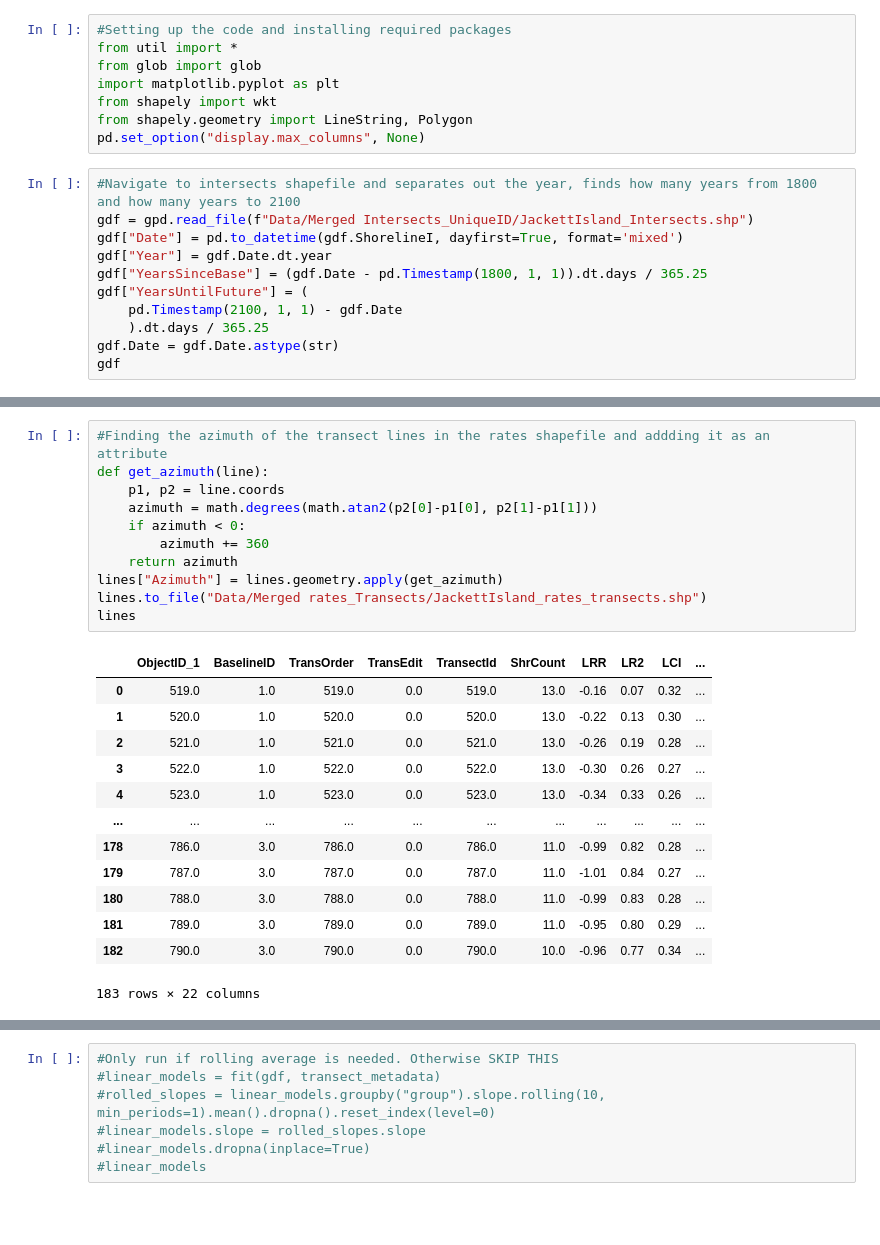
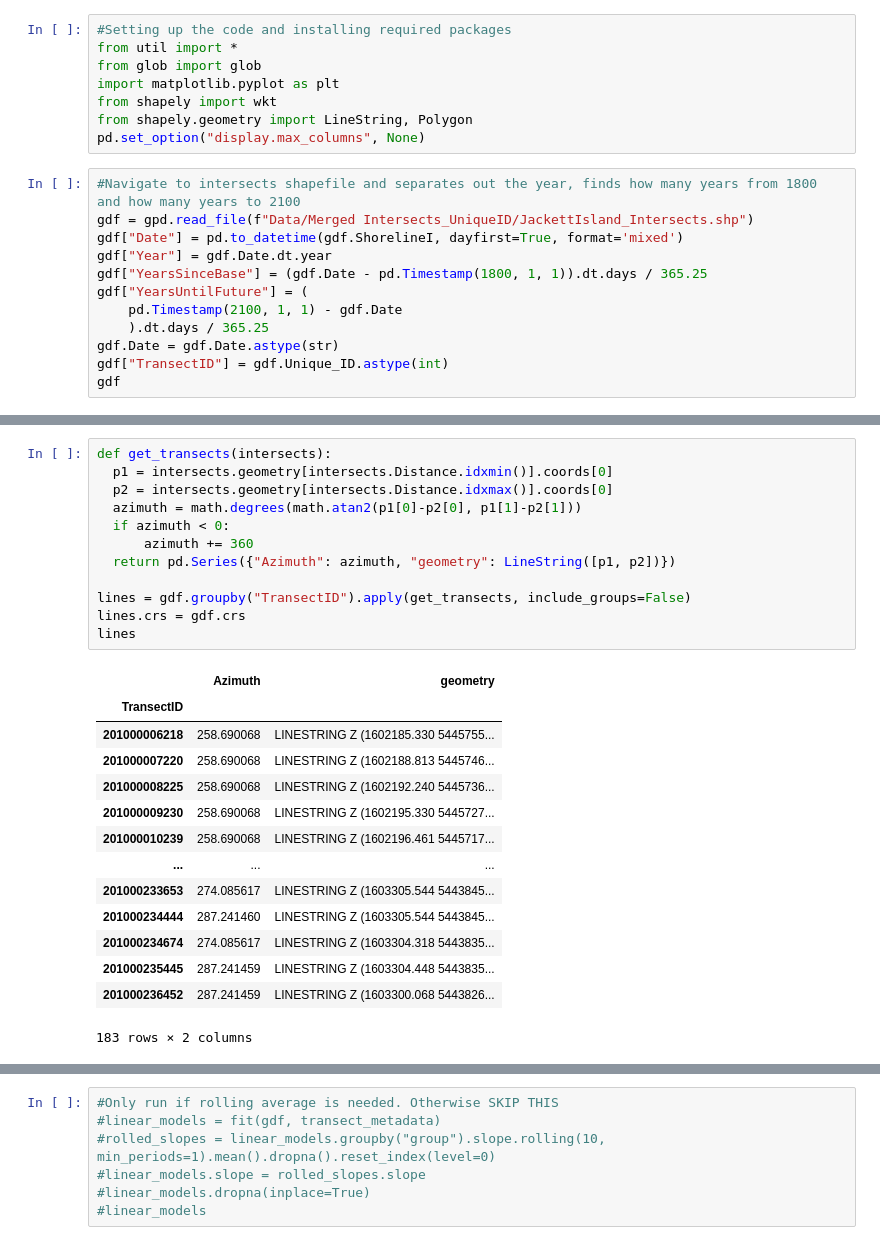
Before and after one commit to RNC-Research-Group/CliffErosion_Projections, a Jupyter notebook: HistoricRate_Proj_DSASv6.ipynb, the cells around one changed output, grey strips where cells are left out. Cells and saved outputs as stored; diff of their text form; blank space fills up the shorter version.

Commit message:
reconstruct transects from the intersect points

```diff
--- a/HistoricRate_Proj_DSASv6.ipynb
+++ b/HistoricRate_Proj_DSASv6.ipynb
@@ -16,6 +16,7 @@ gdf["YearsUntilFuture"] = (
     pd.Timestamp(2100, 1, 1) - gdf.Date
     ).dt.days / 365.25
 gdf.Date = gdf.Date.astype(str)
+gdf["TransectID"] = gdf.Unique_ID.astype(int)
 gdf
 # %% [output]
 |  | ShorelineI | BaselineID | Distance | IntersectX | IntersectY | Uncertaint | Unique_ID | Date | geometry | ... |
@@ -52,26 +35,28 @@ lines
-# %%
-#Finding the azimuth of the transect lines in the rates shapefile and addding it as an attribute
-def get_azimuth(line):
-    p1, p2 = line.coords
-    azimuth = math.degrees(math.atan2(p2[0]-p1[0], p2[1]-p1[1]))
-    if azimuth < 0:
-        azimuth += 360
-    return azimuth
-lines["Azimuth"] = lines.geometry.apply(get_azimuth)
-lines.to_file("Data/Merged rates_Transects/JackettIsland_rates_transects.shp")
-lines
-# %% [output]
-|  | ObjectID_1 | BaselineID | TransOrder | TransEdit | TransectId | ShrCount | LRR | LR2 | LCI | ... |
-| 0 | 519.0 | 1.0 | 519.0 | 0.0 | 519.0 | 13.0 | -0.16 | 0.07 | 0.32 | ... |
-| 1 | 520.0 | 1.0 | 520.0 | 0.0 | 520.0 | 13.0 | -0.22 | 0.13 | 0.30 | ... |
-| 2 | 521.0 | 1.0 | 521.0 | 0.0 | 521.0 | 13.0 | -0.26 | 0.19 | 0.28 | ... |
-| 3 | 522.0 | 1.0 | 522.0 | 0.0 | 522.0 | 13.0 | -0.30 | 0.26 | 0.27 | ... |
-| 4 | 523.0 | 1.0 | 523.0 | 0.0 | 523.0 | 13.0 | -0.34 | 0.33 | 0.26 | ... |
-| ... | ... | ... | ... | ... | ... | ... | ... | ... | ... | ... |
-| 178 | 786.0 | 3.0 | 786.0 | 0.0 | 786.0 | 11.0 | -0.99 | 0.82 | 0.28 | ... |
-| 179 | 787.0 | 3.0 | 787.0 | 0.0 | 787.0 | 11.0 | -1.01 | 0.84 | 0.27 | ... |
-| 180 | 788.0 | 3.0 | 788.0 | 0.0 | 788.0 | 11.0 | -0.99 | 0.83 | 0.28 | ... |
-| 181 | 789.0 | 3.0 | 789.0 | 0.0 | 789.0 | 11.0 | -0.95 | 0.80 | 0.29 | ... |
-| 182 | 790.0 | 3.0 | 790.0 | 0.0 | 790.0 | 10.0 | -0.96 | 0.77 | 0.34 | ... |
-183 rows × 22 columns
+# %%
+def get_transects(intersects):
+  p1 = intersects.geometry[intersects.Distance.idxmin()].coords[0]
+  p2 = intersects.geometry[intersects.Distance.idxmax()].coords[0]
+  azimuth = math.degrees(math.atan2(p1[0]-p2[0], p1[1]-p2[1]))
+  if azimuth < 0:
+      azimuth += 360
+  return pd.Series({"Azimuth": azimuth, "geometry": LineString([p1, p2])})
+
+lines = gdf.groupby("TransectID").apply(get_transects, include_groups=False)
+lines.crs = gdf.crs
+lines
+# %% [output]
+|  | Azimuth | geometry |
+| TransectID |  |  |
+| 201000006218 | 258.690068 | LINESTRING Z (1602185.330 5445755... |
+| 201000007220 | 258.690068 | LINESTRING Z (1602188.813 5445746... |
+| 201000008225 | 258.690068 | LINESTRING Z (1602192.240 5445736... |
+| 201000009230 | 258.690068 | LINESTRING Z (1602195.330 5445727... |
+| 201000010239 | 258.690068 | LINESTRING Z (1602196.461 5445717... |
+| ... | ... | ... |
+| 201000233653 | 274.085617 | LINESTRING Z (1603305.544 5443845... |
+| 201000234444 | 287.241460 | LINESTRING Z (1603305.544 5443845... |
+| 201000234674 | 274.085617 | LINESTRING Z (1603304.318 5443835... |
+| 201000235445 | 287.241459 | LINESTRING Z (1603304.448 5443835... |
+| 201000236452 | 287.241459 | LINESTRING Z (1603300.068 5443826... |
+183 rows × 2 columns
 # %%
```
Also changed, not shown: parts of 7 cells of this notebook.
